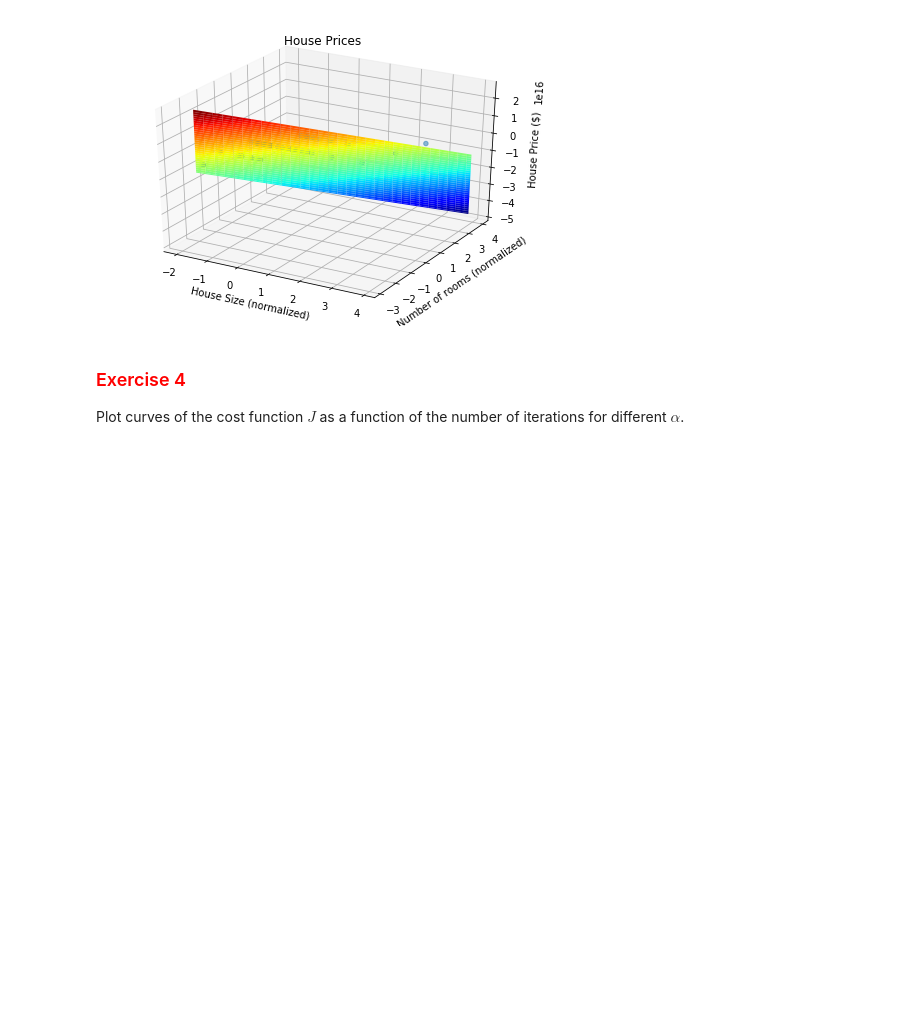
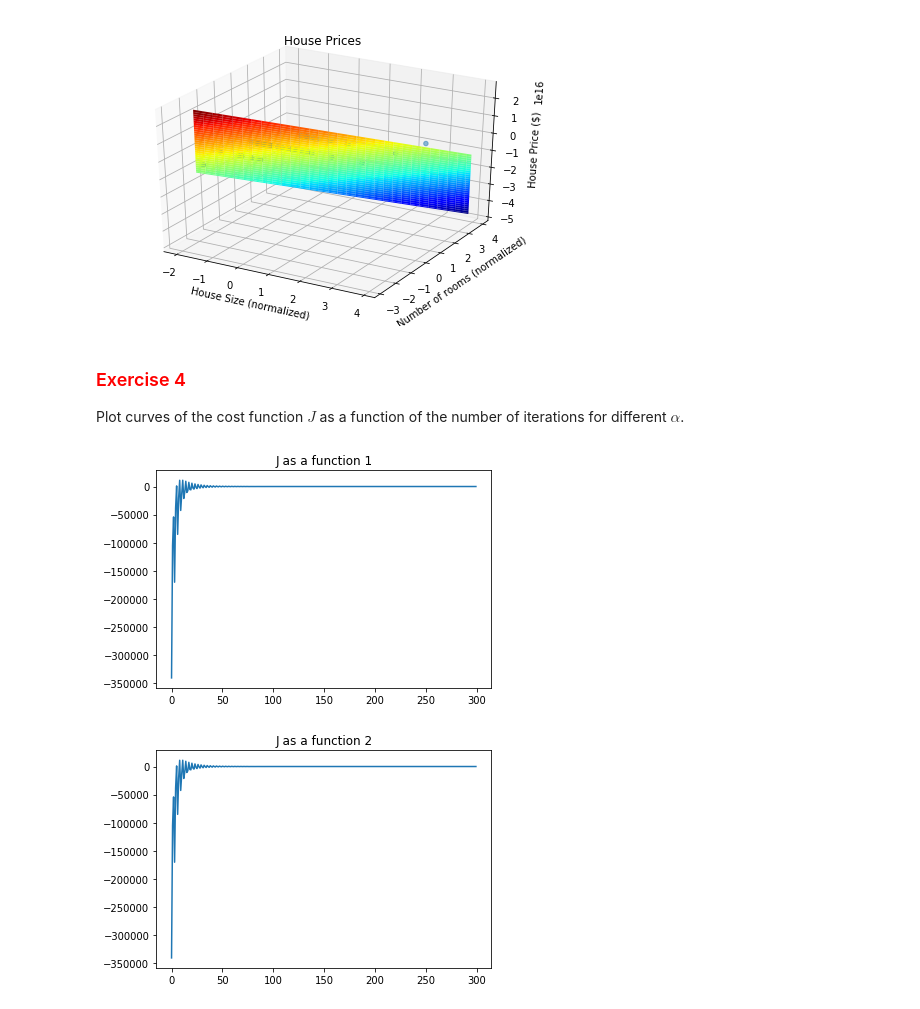
Before and after one commit to Ivancaminal72/mcv-m3, a Jupyter notebook: problems/PR0.ipynb, the cells around one changed output. Drawn from its saved outputs; the diff is of its cells as text; code cells hidden in the pictures; blank space fills up the shorter version.

```diff
--- a/problems/PR0.ipynb
+++ b/problems/PR0.ipynb
@@ -930,3 +934,52 @@ theta result:
 ### <font color='red'>Exercise 4</font>
 
 Plot curves of the cost function $J$ as a function of the number of iterations for different $\alpha$.
+# %%
+from mpl_toolkits.mplot3d import Axes3D
+
+def GradientDescent(X,y,max_iterations=100, alpha=1):
+    m = X.shape[0] # number of samples
+    n = X.shape[1] # number of features
+
+    # y must be a column vector
+    y = y.reshape(m,1)
+    gradList = []
+    #initialize the parameters to zero
+    theta = np.zeros(shape=(n,1)) # only two parameters in this particular case (\theta_0 and \theta_1)
+
+    # Repeat for max_iterations (it would be nice to also check convergence...)
+    for iteration in range(max_iterations):
+        grad = np.dot(X.T , (np.dot(X,theta) - y)) / m;
+        for j in range(size(grad)):
+            gradList.append(float(grad[j]))
+        theta = theta - alpha*grad
+    return gradList
+
+
+
+#prepare x with a column of ones (this is the x_0 for the bias term)
+x = np.append(np.ones([X.shape[0], 1]), X, axis = 1)
+
+# Scale features and set them to zero mean (standarize)
+n = X.shape[1] # number of features
+mu = np.mean(x,0);
+sigma = np.std(x,0,ddof=1)
+x[:,1] = (x[:,1] - mu[1]) / sigma[1];
+x[:,2] = (x[:,2] - mu[2]) / sigma[2];
+
+
+gradList = GradientDescent( x,y, alpha=0.5 )
+X1 = np.arange(300)
+Y1 = gradList
+plt.plot(X1,Y1) # line plot
+plt.title('J as a function 1')
+plt.show()
+theta = GradientDescent( x,y, alpha=2 )
+X2 = np.arange(300)
+Y2 = gradList
+plt.plot(X2,Y2) # line plot
+plt.title('J as a function 2')
+plt.show()
+# %% [output]
+[figure, added]
+[figure, added]
```
Also changed, not shown: parts of 18 cells of this notebook.
